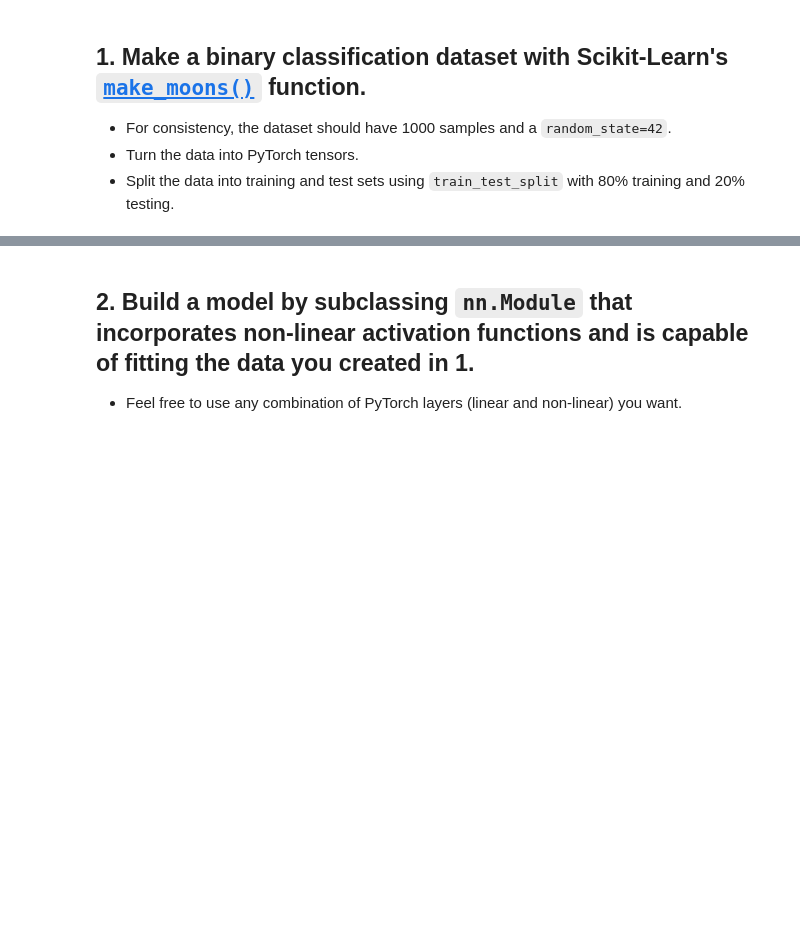
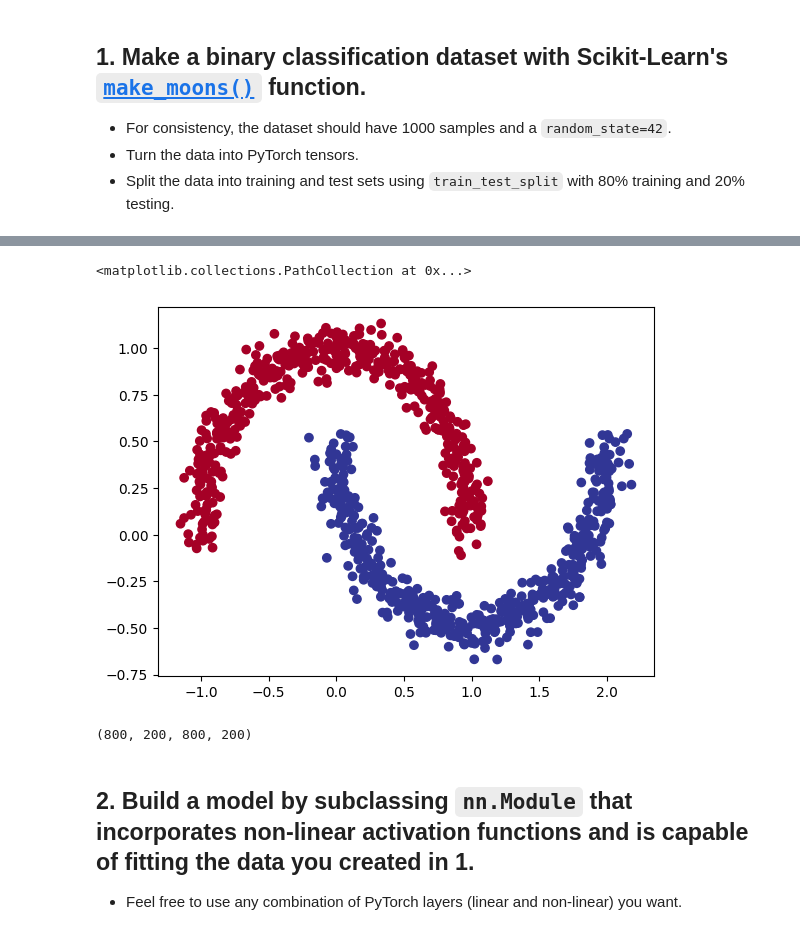
Before and after one commit to ganireddikumar/Assignment1, a Jupyter notebook: extras/exercises/02_pytorch_classification_exercises.ipynb, the cells around one changed output, grey strips where cells are left out. Drawn from its saved outputs; the diff is of its cells as text; code cells hidden in the pictures; blank space fills up the shorter version.

```diff
--- a/extras/exercises/02_pytorch_classification_exercises.ipynb
+++ b/extras/exercises/02_pytorch_classification_exercises.ipynb
@@ -39,3 +62,6 @@ X , y = make_moons(n_samples = NUM_SAMPLES,
 # %%
 # Turn data into a DataFrame
 import pandas as pd
+df = pd.DataFrame({"X1":X[:,0],
+                   "X2":X[:,1],
+                   "y":y})
@@ -42,12 +77,22 @@ import pandas as pd
 # %%
 # Visualize the data on a scatter plot
 import matplotlib.pyplot as plt
+plt.scatter(df.X1,df.X2,c=y,cmap=plt.cm.RdYlBu)
+# %% [output]
+<matplotlib.collections.PathCollection at 0x...>
+[figure, added]
 # %%
 # Turn data into tensors of dtype float
-
+X = torch.tensor(X,dtype=torch.float)
+y = torch.tensor(y,dtype=torch.float)
 
 # Split the data into train and test sets (80% train, 20% test)
 from sklearn.model_selection import train_test_split
+X_train, X_test,y_train,y_test = train_test_split(X,y,test_size=0.2,random_state=RANDOM_SEED)
+
+len(X_train),len(X_test),len(y_train),len(y_test)
+# %% [output]
+(800, 200, 800, 200)
 # %% [markdown]
 ## 2. Build a model by subclassing `nn.Module` that incorporates non-linear activation functions and is capable of fitting the data you created in 1.
   * Feel free to use any combination of PyTorch layers (linear and non-linear) you want.
```
Also changed, not shown: parts of 8 cells of this notebook.
